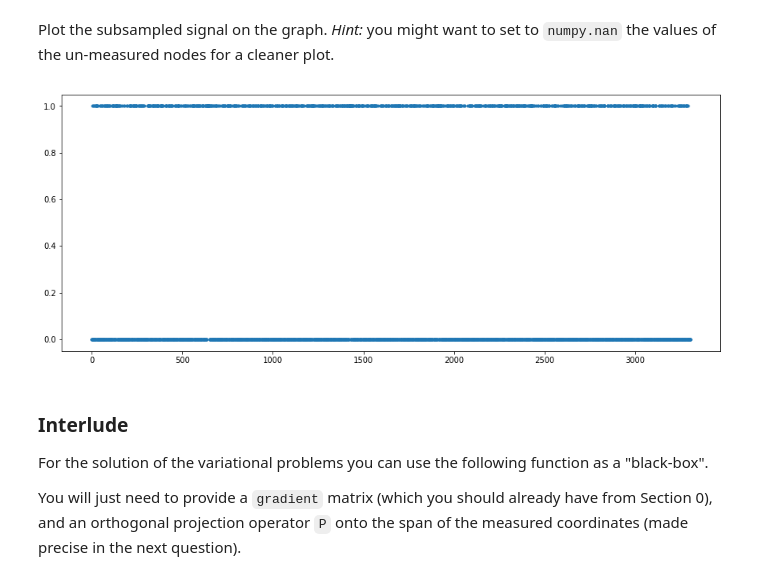
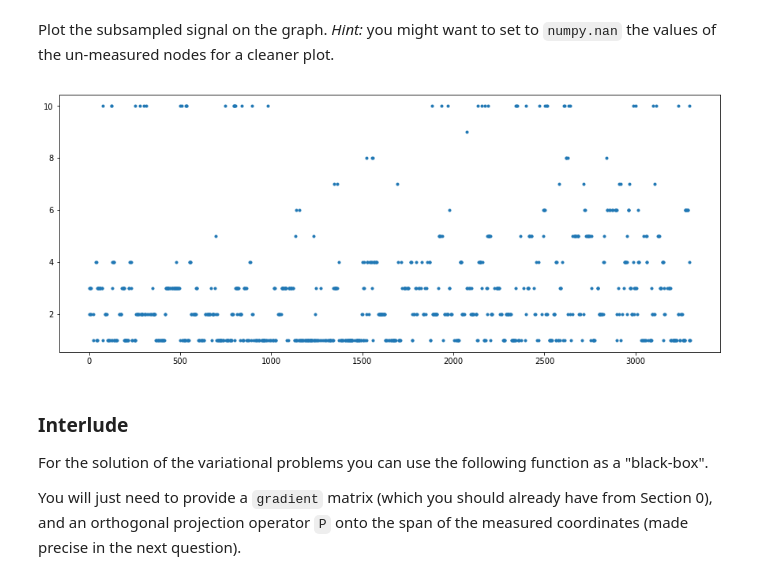
Before and after one commit to AmauV/NTDS, a Jupyter notebook: 4_graph_signal_processing.ipynb, the cells around one changed output. Drawn from its saved outputs; the diff is of its cells as text; code cells hidden in the pictures.

```diff
--- a/4_graph_signal_processing.ipynb
+++ b/4_graph_signal_processing.ipynb
@@ -618,13 +619,13 @@ Plot the subsampled signal on the graph. _Hint:_ you might want to set to `numpy
 # %%
 subsampled_signal = np.ones(n_nodes)*np.nan
 for i in range(len(w)):
     if w[i]==1:
         subsampled_signal[i] = labels[i]
 plt.figure(figsize=(15,6))
-plt.plot(w,".")
+plt.plot(subsampled_signal,".")
 plt.show()
 # %% [output]
-[figure, old version]
+[figure, new version]
 # %% [markdown]
 ### Interlude
 
```
Also changed, not shown: parts of 22 cells of this notebook.
